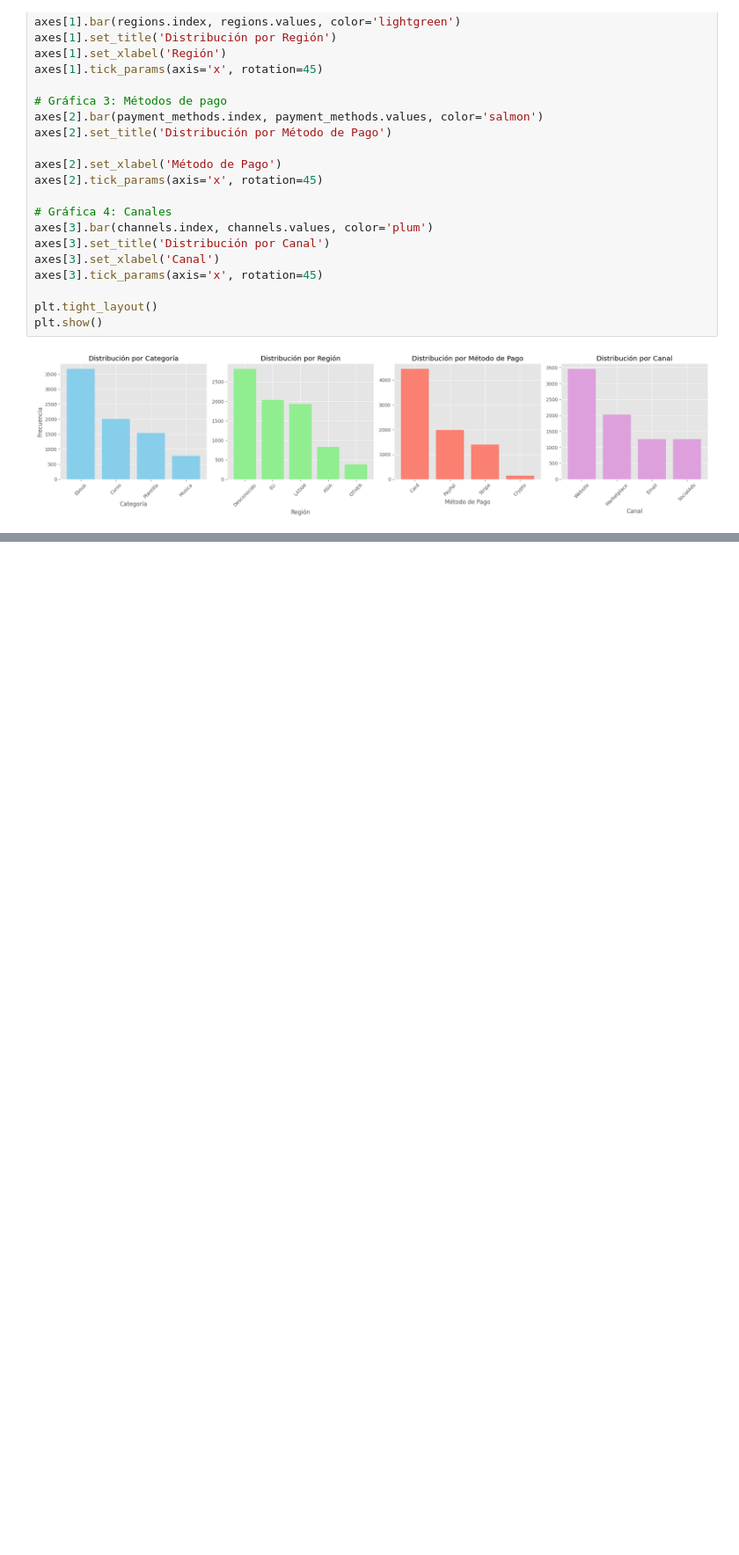
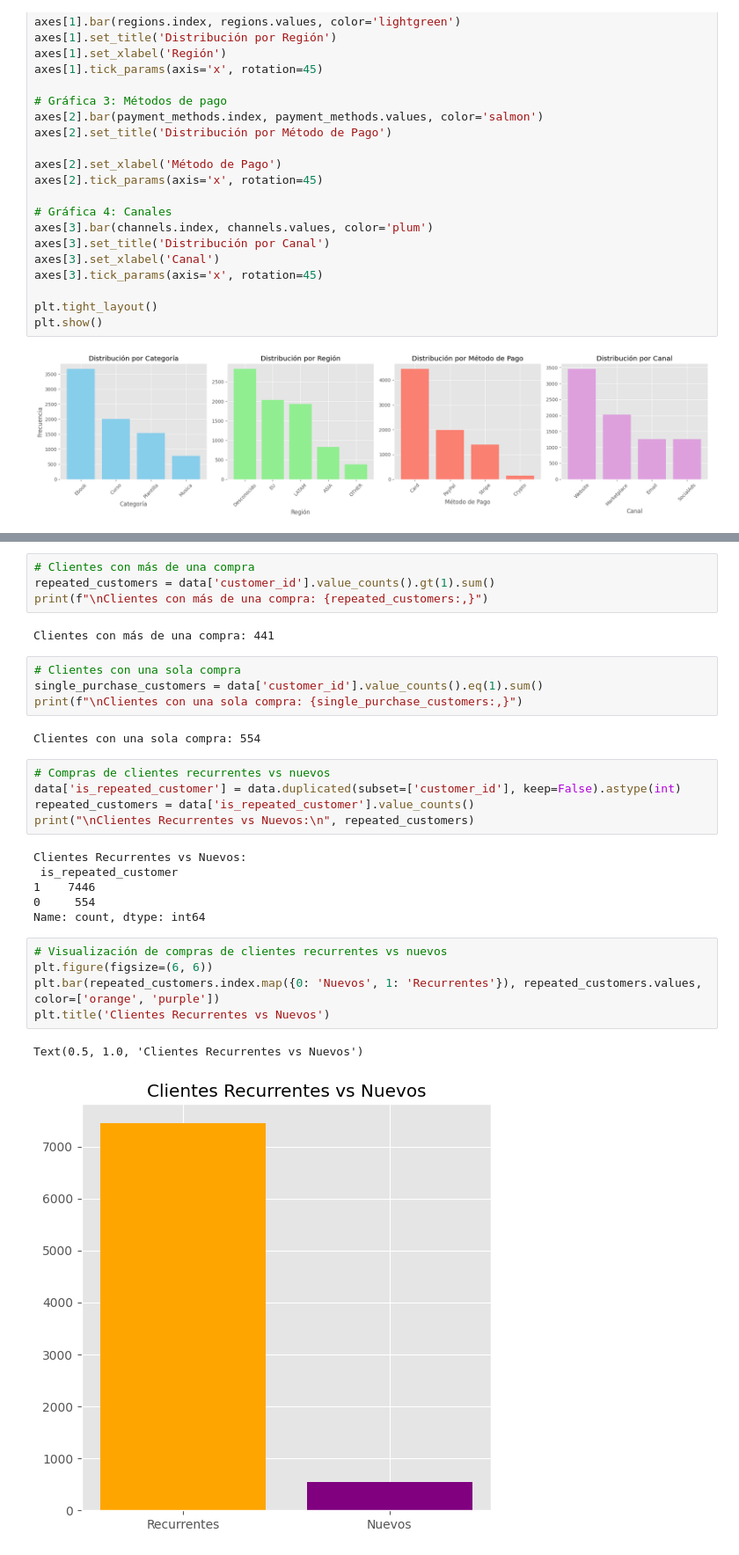
Before and after one commit to NaTHuber/digital-sales-analytics, a Jupyter notebook: code/02_eda.ipynb, the cells around one changed output, grey strips where cells are left out. Shown at 88% size. Cells and saved outputs as stored; diff of their text form; blank space fills up the shorter version.

Commit message:
[update]: Se actualiza eda de los clientes y sus compras

```diff
--- a/code/02_eda.ipynb
+++ b/code/02_eda.ipynb
@@ -144,0 +152,31 @@ plt.show()
+# %%
+# Clientes con más de una compra
+repeated_customers = data['customer_id'].value_counts().gt(1).sum()
+print(f"\nClientes con más de una compra: {repeated_customers:,}")
+# %% [output]
+Clientes con más de una compra: 441
+# %%
+# Clientes con una sola compra
+single_purchase_customers = data['customer_id'].value_counts().eq(1).sum()
+print(f"\nClientes con una sola compra: {single_purchase_customers:,}")
+# %% [output]
+Clientes con una sola compra: 554
+# %%
+# Compras de clientes recurrentes vs nuevos
+data['is_repeated_customer'] = data.duplicated(subset=['customer_id'], keep=False).astype(int)
+repeated_customers = data['is_repeated_customer'].value_counts()
+print("\nClientes Recurrentes vs Nuevos:\n", repeated_customers)
+# %% [output]
+Clientes Recurrentes vs Nuevos:
+ is_repeated_customer
+1    7446
+0     554
+Name: count, dtype: int64
+# %%
+# Visualización de compras de clientes recurrentes vs nuevos
+plt.figure(figsize=(6, 6))
+plt.bar(repeated_customers.index.map({0: 'Nuevos', 1: 'Recurrentes'}), repeated_customers.values, color=['orange', 'purple'])
+plt.title('Clientes Recurrentes vs Nuevos')
+# %% [output]
+Text(0.5, 1.0, 'Clientes Recurrentes vs Nuevos')
+[figure, added]
```
Also changed, not shown: parts of 5 cells of this notebook.
